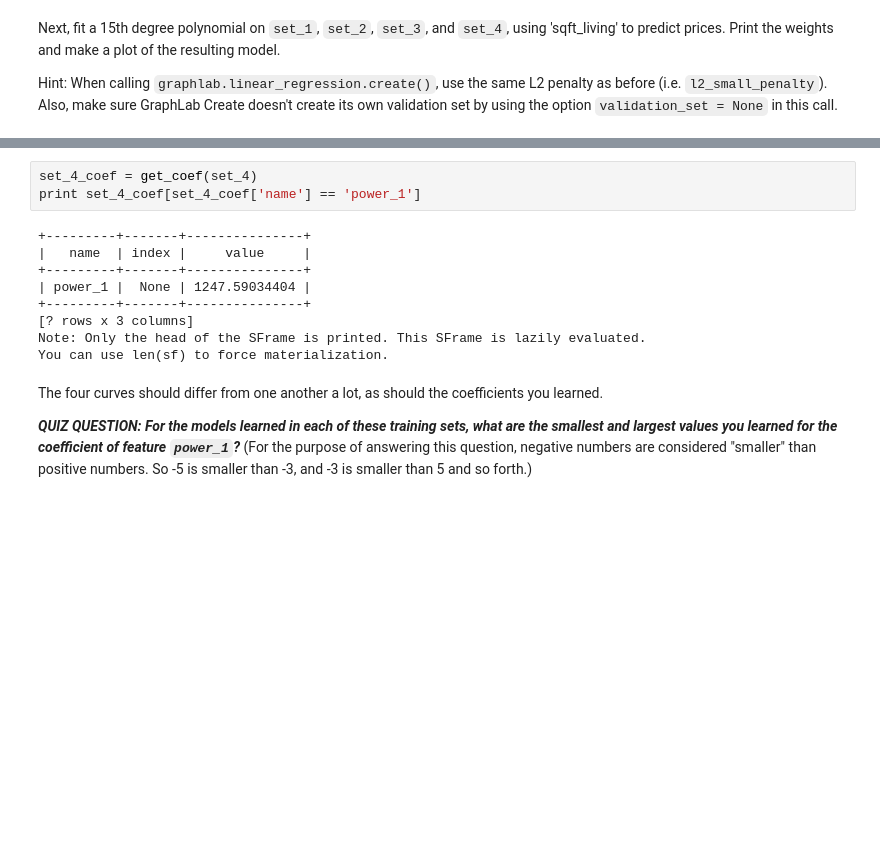
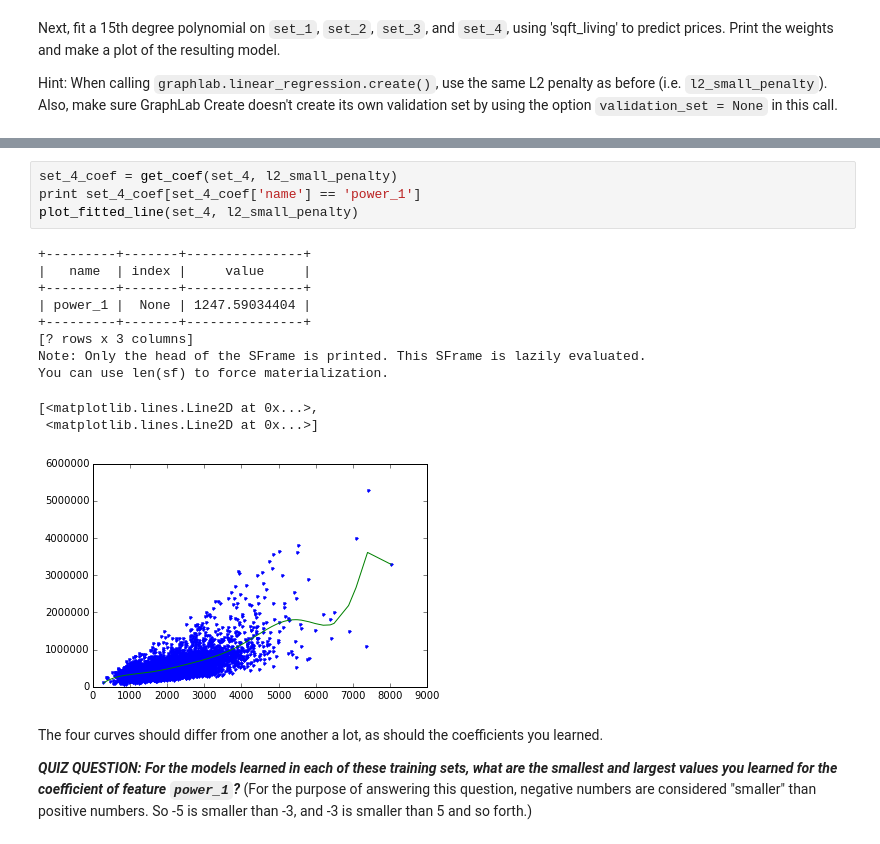
Before and after one commit to tuanavu/coursera-university-of-washington, a Jupyter notebook: machine_learning/2_regression/assignment/week4/week-4-ridge-regression-assignment-1-exercise.ipynb, the cells around one changed output, grey strips where cells are left out. Saved outputs shown, nothing was run; the diff lists cells and outputs as text; blank space fills up the shorter version.

```diff
--- a/machine_learning/2_regression/assignment/week4/week-4-ridge-regression-assignment-1-exercise.ipynb
+++ b/machine_learning/2_regression/assignment/week4/week-4-ridge-regression-assignment-1-exercise.ipynb
@@ -156,15 +168,19 @@ You can use len(sf) to force materialization.
 # %%
-set_4_coef = get_coef(set_4)
+set_4_coef = get_coef(set_4, l2_small_penalty)
 print set_4_coef[set_4_coef['name'] == 'power_1']
+plot_fitted_line(set_4, l2_small_penalty)
 # %% [output]
 +---------+-------+---------------+
 |   name  | index |     value     |
 +---------+-------+---------------+
 | power_1 |  None | 1247.59034404 |
 +---------+-------+---------------+
 [? rows x 3 columns]
 Note: Only the head of the SFrame is printed. This SFrame is lazily evaluated.
 You can use len(sf) to force materialization.
+[<matplotlib.lines.Line2D at 0x...>,
+ <matplotlib.lines.Line2D at 0x...>]
+[figure, added]
 # %% [markdown]
 The four curves should differ from one another a lot, as should the coefficients you learned.
 
```
Also changed, not shown: parts of 28 cells of this notebook, 8 other files.
